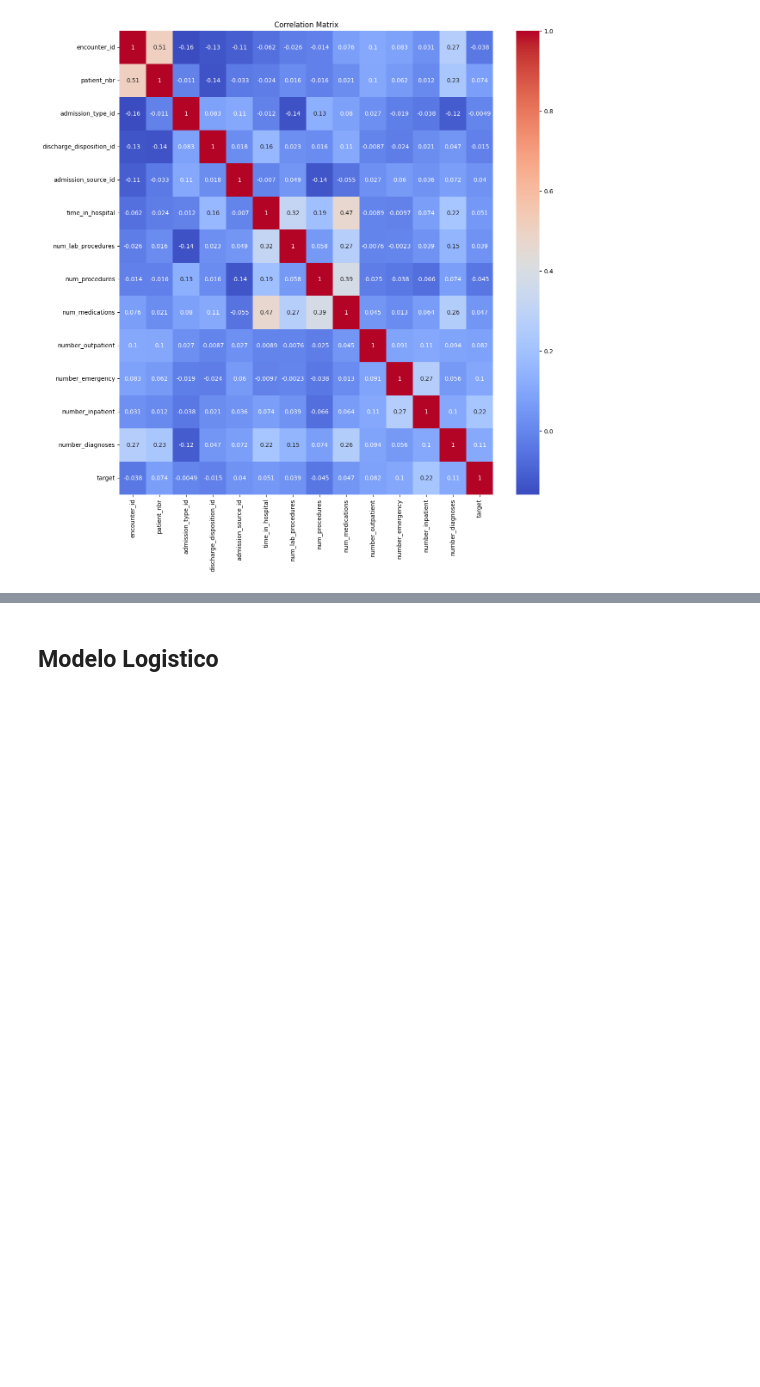
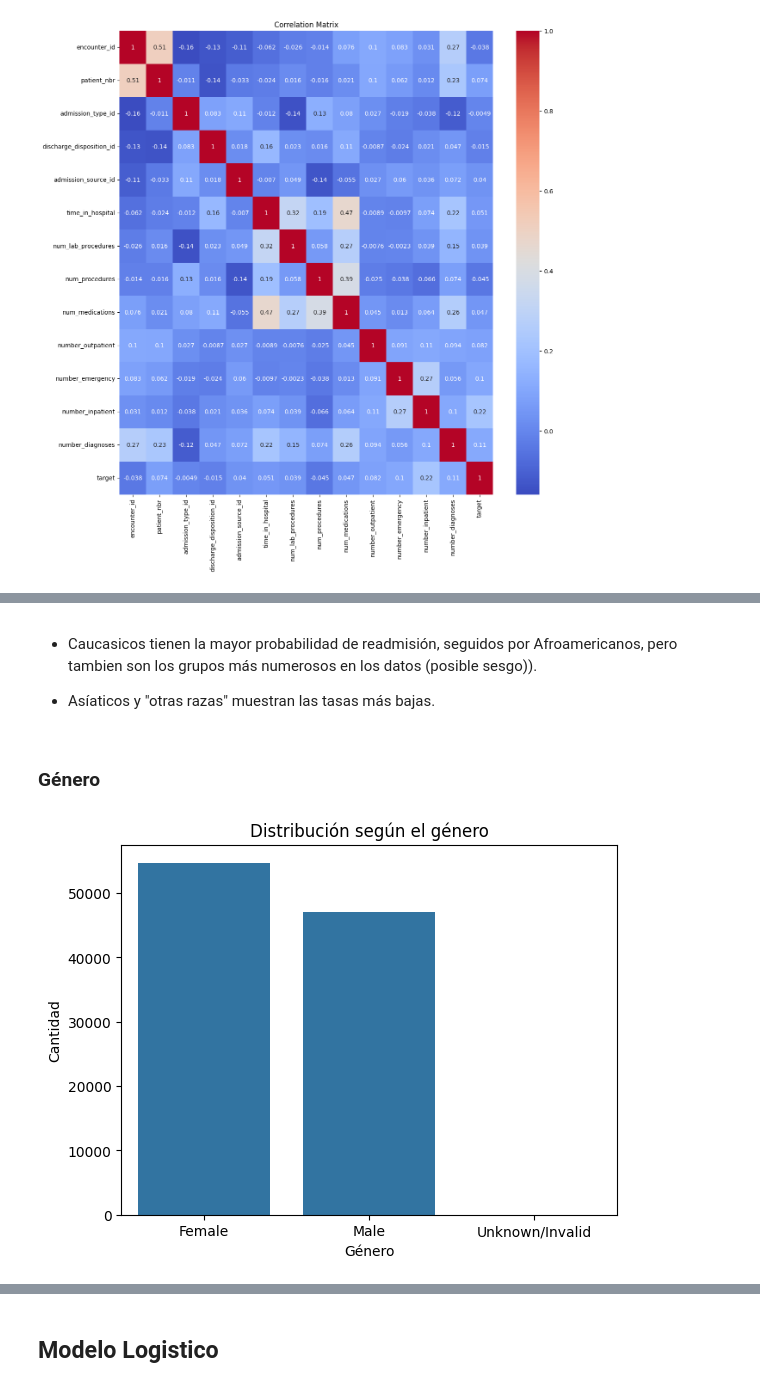
Before and after one commit to LasciaStare/MachineLearning, a Jupyter notebook: EDA.ipynb, the cells around one changed output, grey strips where cells are left out. Drawn from its saved outputs; the diff is of its cells as text; code cells hidden in the pictures; blank space fills up the shorter version.

```diff
--- a/EDA.ipynb
+++ b/EDA.ipynb
@@ -323,0 +362,14 @@ plt.show()
+# %% [markdown]
+- Caucasicos tienen la mayor probabilidad de readmisión, seguidos por Afroamericanos, pero tambien son los grupos más numerosos en los datos (posible sesgo)).
+
+- Asíaticos y "otras razas" muestran las tasas más bajas.
+# %% [markdown]
+### Género
+# %%
+sns.countplot(x = "gender", data = df)
+plt.title("Distribución según el género")
+plt.xlabel("Género")
+plt.ylabel("Cantidad")
+plt.show()
+# %% [output]
+[figure, added]
```
Also changed, not shown: parts of 26 cells of this notebook.
